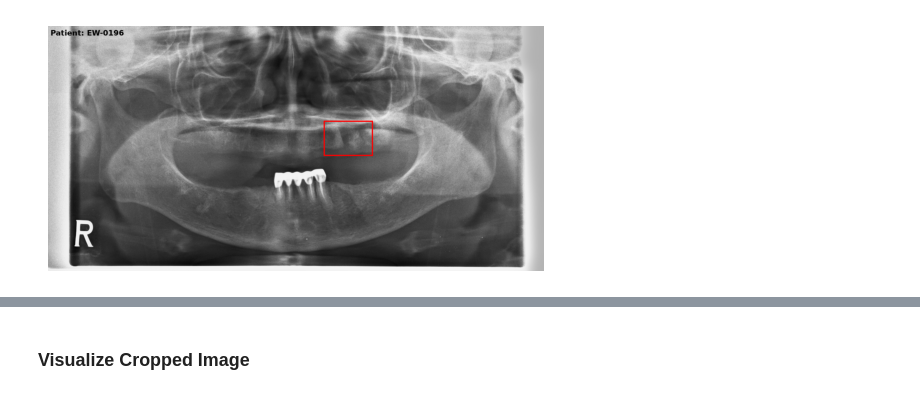
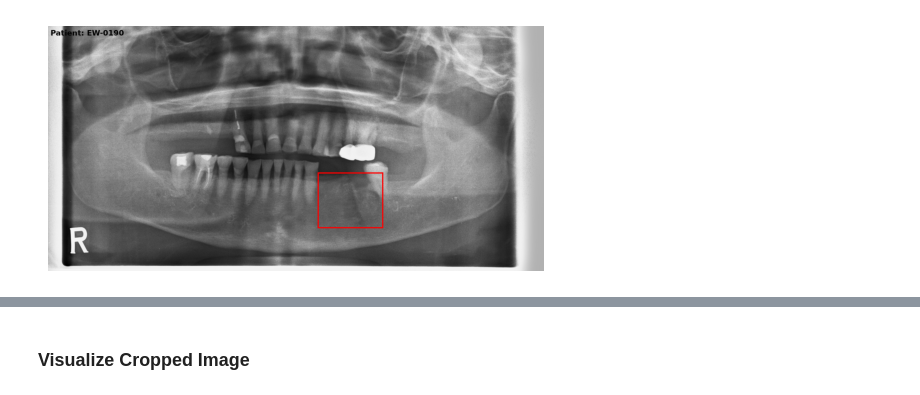
Before and after one commit to kimdj98/onj_, a Jupyter notebook: scripts/viz_PA_label.ipynb, the cells around one changed output, grey strips where cells are left out. Cells and saved outputs as stored; diff of their text form; code cells hidden in the pictures.

```diff
--- a/scripts/viz_PA_label.ipynb
+++ b/scripts/viz_PA_label.ipynb
@@ -16,8 +17,8 @@ def find_file_paths(patient, folders):
         tuple: A tuple containing the image path and label path if found, else (None, None).
     """
     for folder in folders:
-        image_path = f"/mnt/aix22301/onj/dataset/v0/YOLO_PA/images/{folder}/{patient}.jpg"
-        label_path = f"/mnt/aix22301/onj/dataset/v0/YOLO_PA/labels/{folder}/{patient}.txt"
+        image_path = f"/mnt/aix22301/onj/dataset/v2/YOLO_PA/images/{folder}/{patient}.jpg"
+        label_path = f"/mnt/aix22301/onj/dataset/v2/YOLO_PA/labels/{folder}/{patient}.json"
         if os.path.exists(image_path) and os.path.exists(label_path):
             return image_path, label_path
     return None, None
@@ -24 +93,5 @@ def find_file_paths(patient, folders):
+# %%
+viz("EW-0190")
+# %% [output]
+[figure, added]
 # %%
@@ -82,7 +157,3 @@ def viz(patient):
     plt.imshow(image)
     plt.axis("off")  # Hide axis
     plt.show()
-# %%
-viz("EW-0196")
-# %% [output]
-[figure, removed]
```
Also changed, not shown: parts of 5 cells of this notebook, 6 other files.
